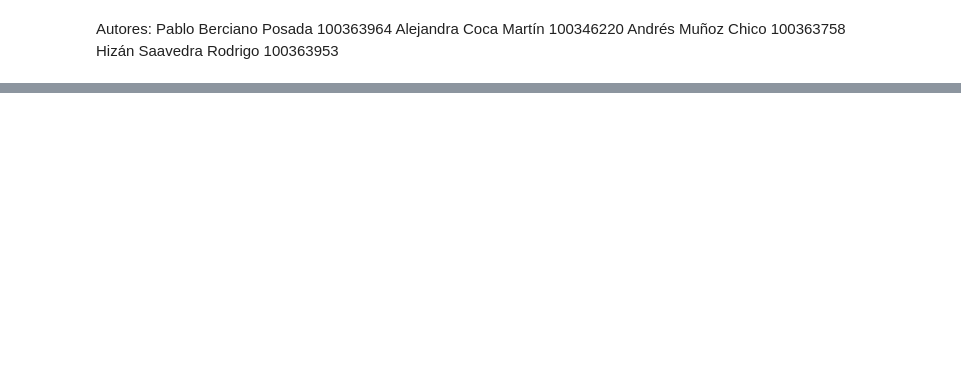
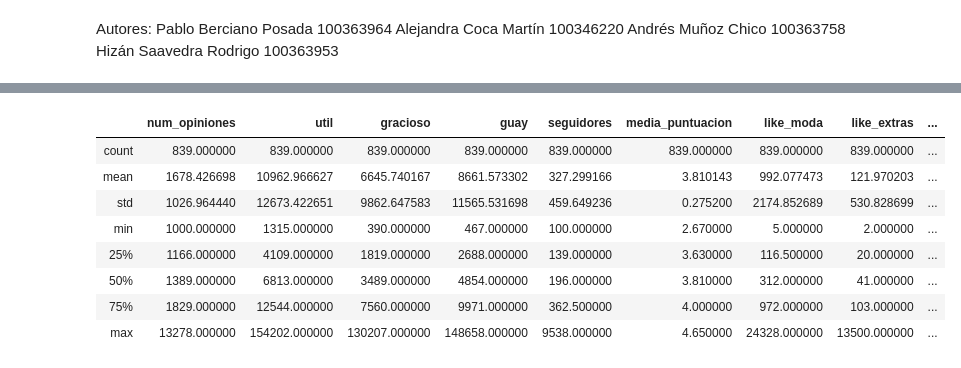
Before and after one commit to pablobp1998/Desafio-Final-AD, a Jupyter notebook: desafio_final_ad.ipynb, the cells around one changed output, grey strips where cells are left out. Cells and saved outputs as stored; diff of their text form; code cells hidden in the pictures; blank space fills up the shorter version.

```diff
--- a/desafio_final_ad.ipynb
+++ b/desafio_final_ad.ipynb
@@ -16,0 +96,12 @@ df.head(3)
+# %%
+dataset_top1.describe()
+# %% [output]
+|  | num_opiniones | util | gracioso | guay | seguidores | media_puntuacion | like_moda | like_extras | ... |
+| count | 839.000000 | 839.000000 | 839.000000 | 839.000000 | 839.000000 | 839.000000 | 839.000000 | 839.000000 | ... |
+| mean | 1678.426698 | 10962.966627 | 6645.740167 | 8661.573302 | 327.299166 | 3.810143 | 992.077473 | 121.970203 | ... |
+| std | 1026.964440 | 12673.422651 | 9862.647583 | 11565.531698 | 459.649236 | 0.275200 | 2174.852689 | 530.828699 | ... |
+| min | 1000.000000 | 1315.000000 | 390.000000 | 467.000000 | 100.000000 | 2.670000 | 5.000000 | 2.000000 | ... |
+| 25% | 1166.000000 | 4109.000000 | 1819.000000 | 2688.000000 | 139.000000 | 3.630000 | 116.500000 | 20.000000 | ... |
+| 50% | 1389.000000 | 6813.000000 | 3489.000000 | 4854.000000 | 196.000000 | 3.810000 | 312.000000 | 41.000000 | ... |
+| 75% | 1829.000000 | 12544.000000 | 7560.000000 | 9971.000000 | 362.500000 | 4.000000 | 972.000000 | 103.000000 | ... |
+| max | 13278.000000 | 154202.000000 | 130207.000000 | 148658.000000 | 9538.000000 | 4.650000 | 24328.000000 | 13500.000000 | ... |
```
Also changed, not shown: parts of 12 cells of this notebook.
